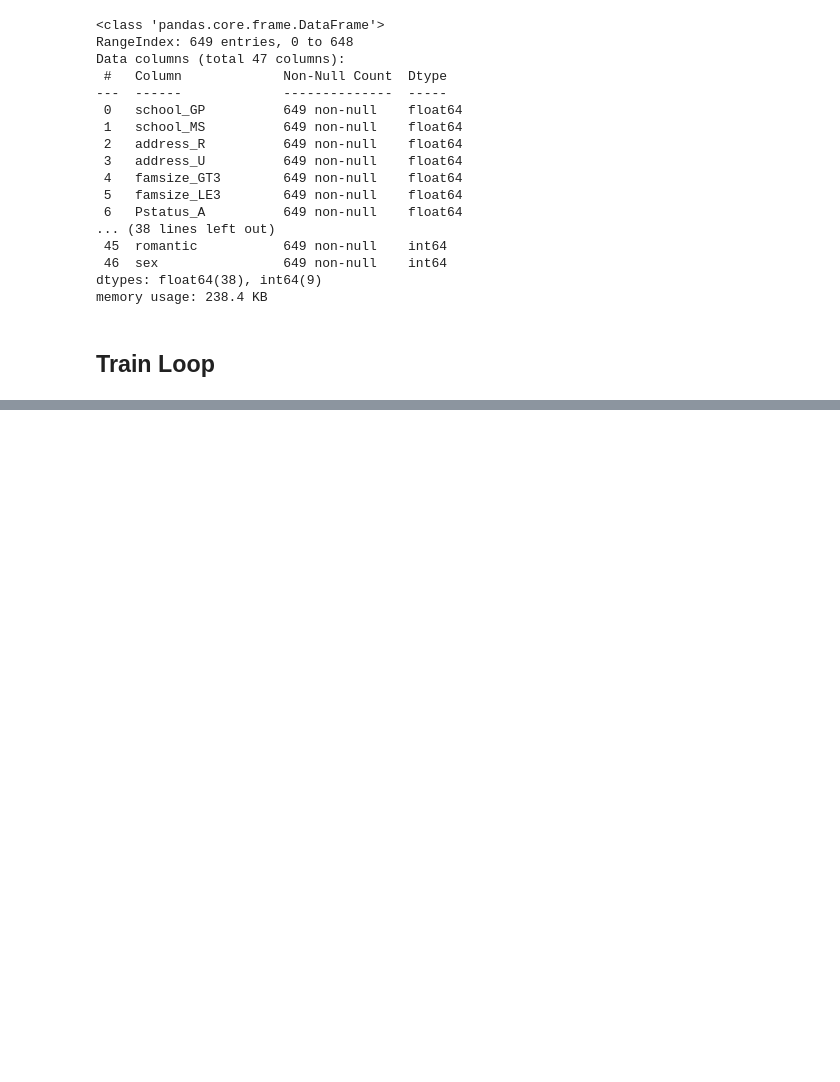
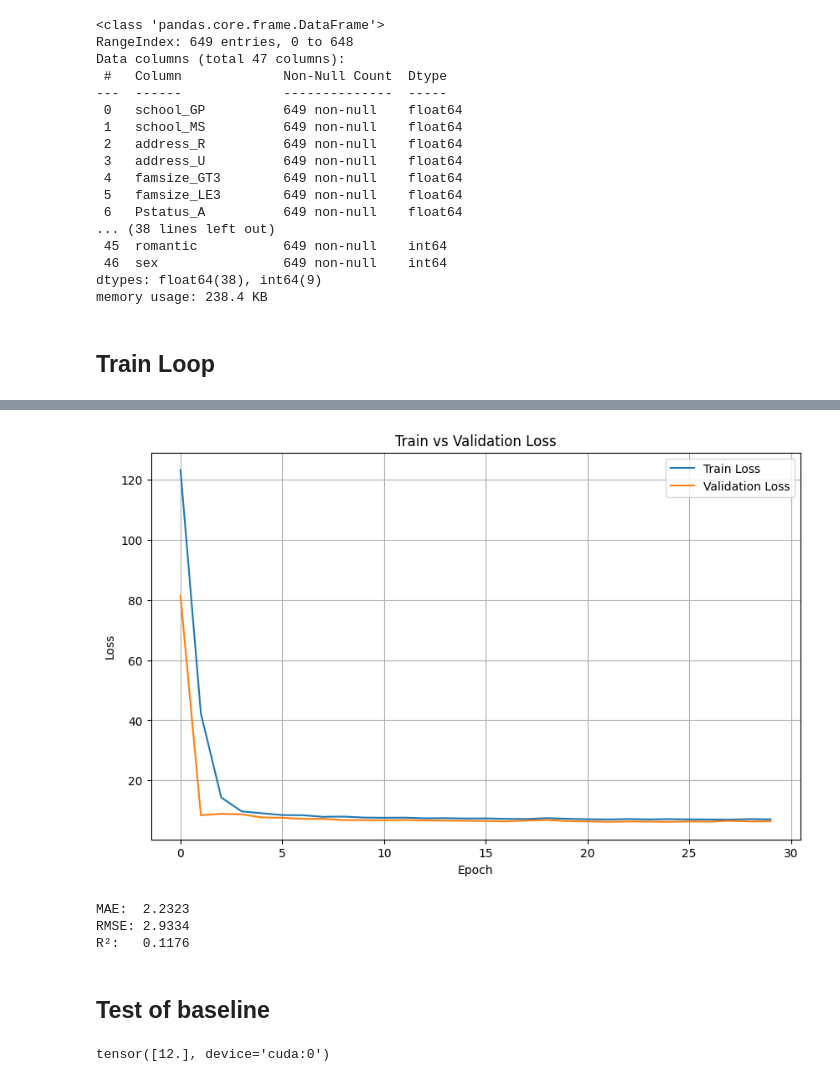
Before and after one commit to JVMergulho/intro_deep_learning, a Jupyter notebook: lista1/MLP.ipynb, the cells around one changed output, grey strips where cells are left out. Saved outputs shown, nothing was run; the diff lists cells and outputs as text; code cells hidden in the pictures; blank space fills up the shorter version.

```diff
--- a/lista1/MLP.ipynb
+++ b/lista1/MLP.ipynb
@@ -249,3 +240,34 @@ def trainModel(model, train_loader, val_loader, criterion, optimizer, n_epochs=5
         torch.save(model.state_dict(), "melhor_modelo.pth")
 
     return train_losses, val_losses
+# %%
+class ModelBaseline(nn.Module):
+    def __init__(self):
+        super(ModelBaseline, self).__init__()
+
+        self.net = nn.Sequential(
+            nn.Linear(47, 120),
+            nn.Linear(120, 120),
+            nn.Linear(120, 1)
+        )
+
+    def forward(self, x):
+        return self.net(x)
+# %%
+# Hiperparâmetros
+n_epochs = 30
+lr=1e-3
+patience = 5
+
+model = ModelBaseline()
+
+criterion = nn.MSELoss()  # regressão → MSE
+optimizer = optim.Adam(model.parameters(), lr=lr)
+
+train_losses, val_losses = trainModel(model,
+           train_loader,
+           val_loader,
+           criterion,
+           optimizer,
+           n_epochs,
+           patience)
@@ -251,0 +314,46 @@ def trainModel(model, train_loader, val_loader, criterion, optimizer, n_epochs=5
+# %%
+plt.figure(figsize=(10,6))
+plt.plot(train_losses, label='Train Loss')
+plt.plot(val_losses, label='Validation Loss')
+plt.xlabel('Epoch')
+plt.ylabel('Loss')
+plt.title('Train vs Validation Loss')
+plt.legend()
+plt.grid(True)
+plt.show()
+# %% [output]
+[figure, added]
+# %%
+X_test_tensor = torch.tensor(X_test.values, dtype=torch.float32).to(device)
+y_test_tensor = torch.tensor(y_test.values, dtype=torch.float32).view(-1, 1).to(device)
+
+# Previsões
+model.eval()
+with torch.no_grad():
+    y_pred = model(X_test_tensor).cpu().numpy()
+
+# Transformando y_test para array (caso ainda seja Series)
+y_true = y_test_tensor.cpu().numpy()
+
+# Cálculo das métricas
+mse = mean_squared_error(y_true, y_pred)
+rmse = np.sqrt(mse)
+mae = mean_absolute_error(y_true, y_pred)
+r2 = r2_score(y_true, y_pred)
+
+print(f"MAE:  {mae:.4f}")
+print(f"RMSE: {rmse:.4f}")
+print(f"R²:   {r2:.4f}")
+# %% [output]
+MAE:  2.2323
+RMSE: 2.9334
+R²:   0.1176
+# %% [markdown]
+## Test of baseline
+# %%
+index = 75
+student = X_test_tensor[index]
+y_true = y_test_tensor[index]
+y_true
+# %% [output]
+tensor([12.], device='cuda:0')
```
Also changed, not shown: parts of 58 cells of this notebook.
